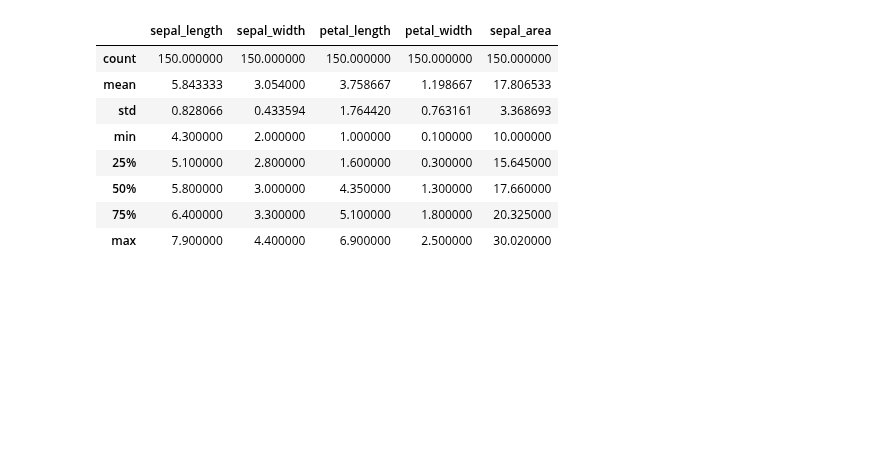
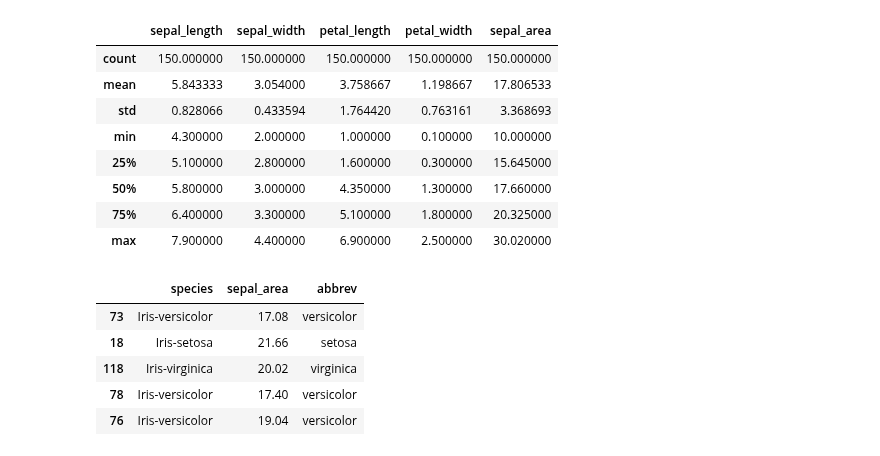
Before and after one commit to AdiPlay/Artifact-Intelligence, a Jupyter notebook: lab2.ipynb, the cells around one changed output. Drawn from its saved outputs; the diff is of its cells as text; code cells hidden in the pictures; blank space fills up the shorter version.

```diff
--- a/lab2.ipynb
+++ b/lab2.ipynb
@@ -307,6 +307,13 @@ data.describe()
 # %%
 sample = (data
           .sample(n=5,
                   replace=False,
                   random_state=42))
-print(sample.iloc[:, -3:])
+sample.iloc[:, -3:]
+# %% [output]
+|  | species | sepal_area | abbrev |
+| 73 | Iris-versicolor | 17.08 | versicolor |
+| 18 | Iris-setosa | 21.66 | setosa |
+| 118 | Iris-virginica | 20.02 | virginica |
+| 78 | Iris-versicolor | 17.40 | versicolor |
+| 76 | Iris-versicolor | 19.04 | versicolor |
```
